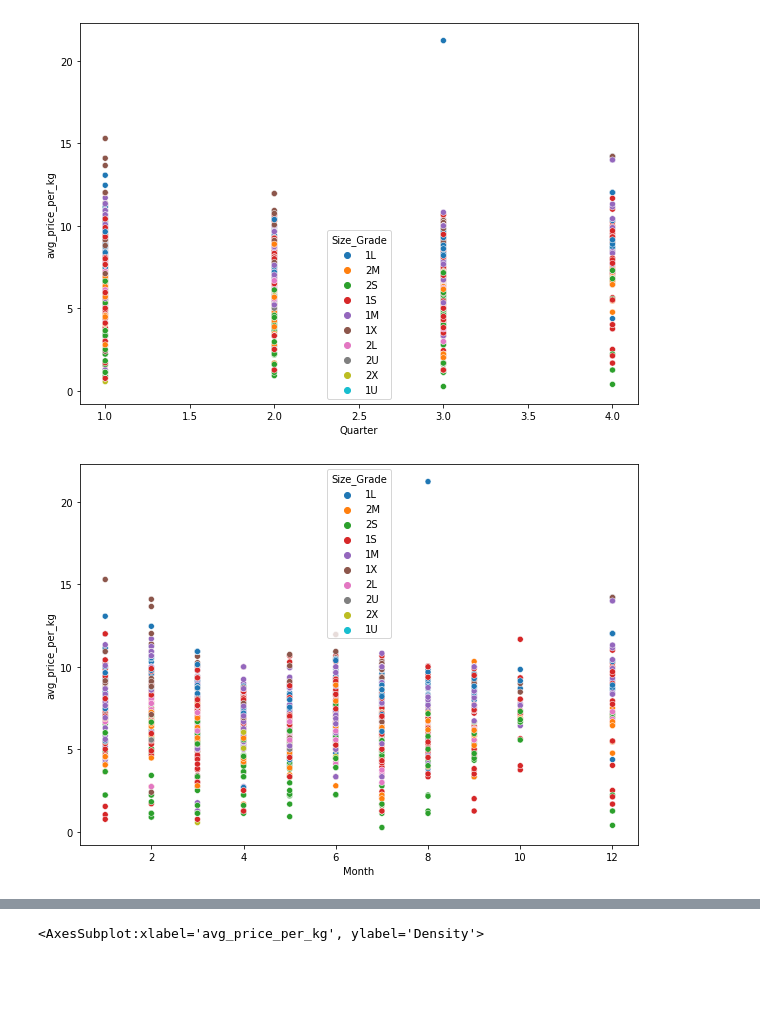
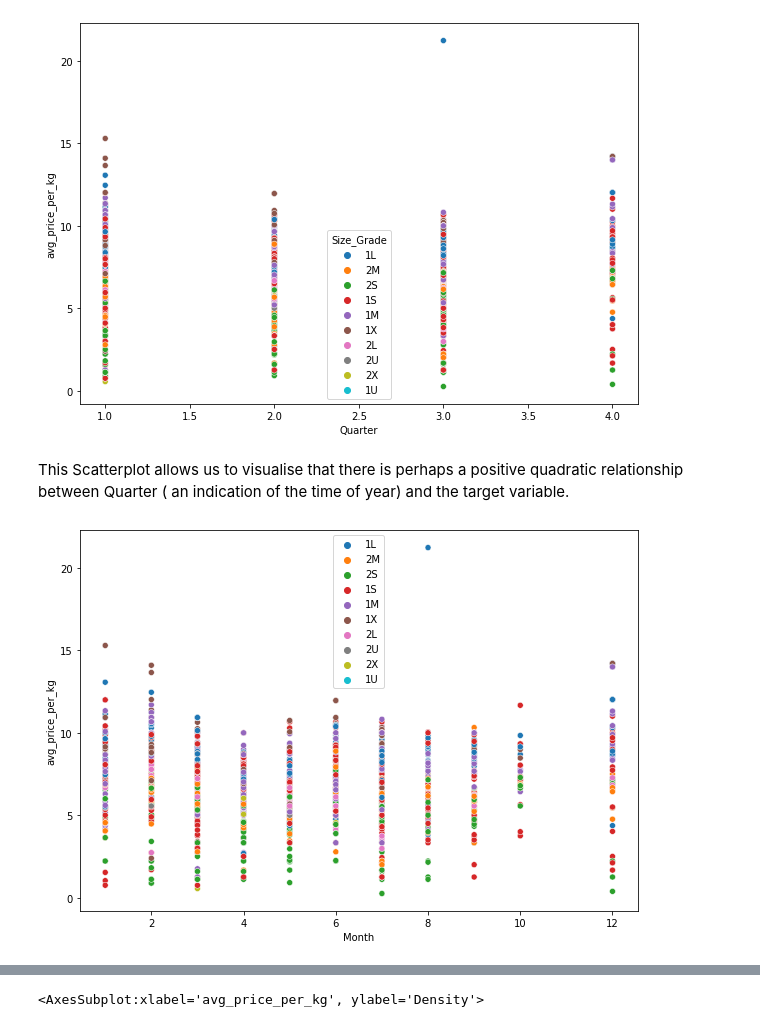
Before and after one commit to BigguyFM32/Regression-Team-TS1, a Jupyter notebook: Regression Team 1 Notebook.ipynb, the cells around one changed output, grey strips where cells are left out. Saved outputs shown, nothing was run; the diff lists cells and outputs as text; code cells hidden in the pictures; blank space fills up the shorter version.

```diff
--- a/Regression Team 1 Notebook.ipynb
+++ b/Regression Team 1 Notebook.ipynb
@@ -52,6 +90,6 @@ MORE PACKAGES WILL BE IMPORTED FOR THE REGRESSION MODEL(S)
 # %%
-df_train = pd.read_csv('Downloads/df-train_set.csv')
-df_test = pd.read_csv('Downloads/df-test_set.csv')
+df_train = pd.read_csv('data/df - train_set.csv')
+df_test = pd.read_csv('data/df - test_set.csv')
 # %% [markdown]
 Before analysing the data, it is imperative to examine the dataset for any notable anomalies.
 We begin by assesing the shape (number of rows and columns) of the dataframe, as well as data type of each column. It is also useful to call the .head() on the dataframe in order to glance at the first five rows.
@@ -382,9 +515,12 @@ sns.scatterplot(x='Quarter', y='avg_price_per_kg', hue='Size_Grade', data=golden
 plt.show()
 # %% [output]
 [figure]
+# %% [markdown]
+This Scatterplot allows us to visualise that there is perhaps a positive quadratic relationship between Quarter ( an indication of the time of year) and the target variable.
 # %%
 plt.subplots(figsize=(10,7))
 sns.scatterplot(x='Month', y='avg_price_per_kg', hue='Size_Grade', data=golden_apple_train)
+plt.legend(loc='best')
 plt.show()
 # %% [output]
-[figure, old version]
+[figure, new version]
```
Also changed, not shown: parts of 79 cells of this notebook.
